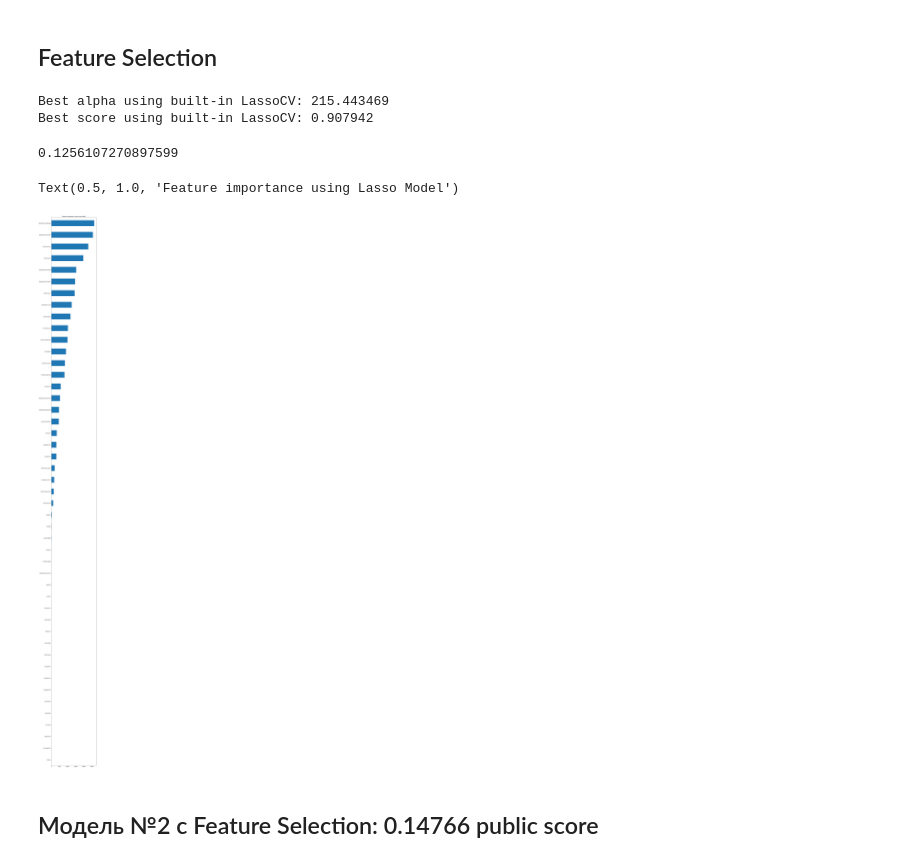
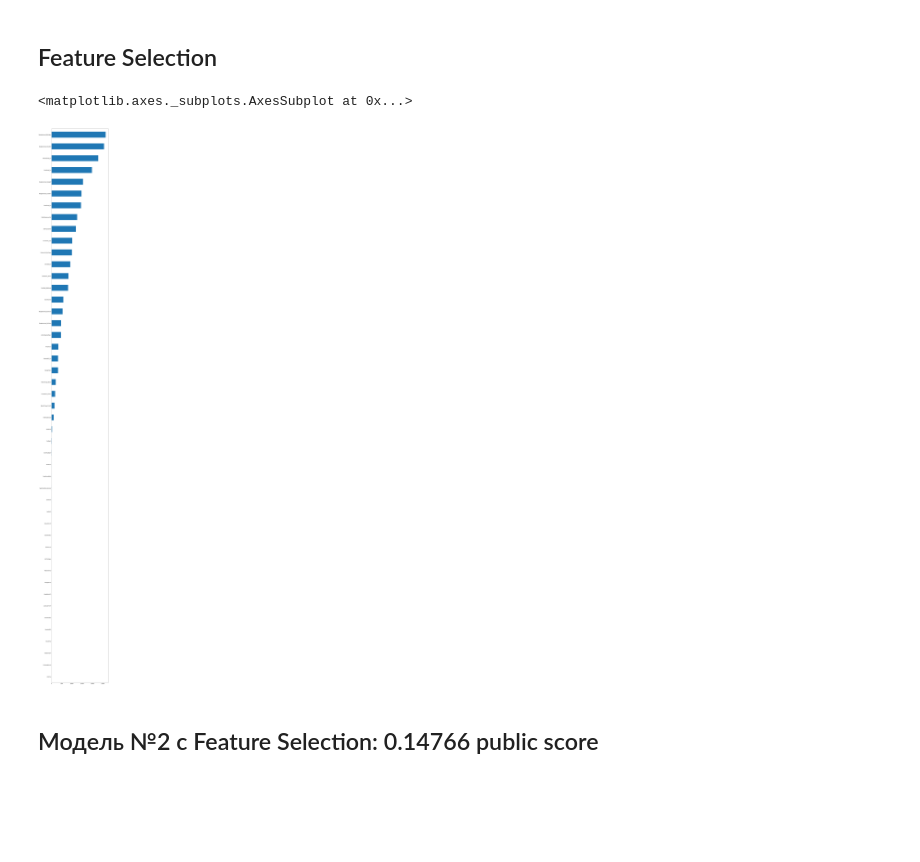
Before and after one commit to AnneKsatn/ML2020, a Jupyter notebook: Lab #1/Regression, tuned model.ipynb, the cells around one changed output. Drawn from its saved outputs; the diff is of its cells as text; code cells hidden in the pictures; blank space fills up the shorter version.

```diff
--- a/Lab #1/Regression, tuned model.ipynb
+++ b/Lab #1/Regression, tuned model.ipynb
@@ -29,27 +29,15 @@ del data['SalePrice']
 # %% [markdown]
 ## Feature Selection
 # %%
-reg = LassoCV(alphas = np.logspace(-1,4,25))
-reg.fit(data, y)
-print("Best alpha using built-in LassoCV: %f" % reg.alpha_)
-print("Best score using built-in LassoCV: %f" %reg.score(data,y))
-
-coef = pd.Series(reg.coef_, index = data.columns)
+importance = pd.Series(
+    LassoCV(alphas = np.logspace(-1,4,25)).fit(data, y).coef_,
+    index = data.columns)
-# %% [output]
-Best alpha using built-in LassoCV: 215.443469
-Best score using built-in LassoCV: 0.907942
-# %%
-from sklearn.metrics import mean_squared_log_error
-np.sqrt(mean_squared_log_error(y, reg.predict(data)))
-# %% [output]
-0.1256107270897599
 # %%
-imp_coef = coef.loc[coef > 0].sort_values()
+imp_coef = importance.loc[importance > 0].sort_values()
 import matplotlib
 
-matplotlib.rcParams['figure.figsize'] = (8.0, 100.0)
+matplotlib.rcParams['figure.figsize'] = (10.0, 100.0)
 imp_coef.plot(kind = "barh")
-plt.title("Feature importance using Lasso Model")
 # %% [output]
-Text(0.5, 1.0, 'Feature importance using Lasso Model')
+<matplotlib.axes._subplots.AxesSubplot at 0x...>
-[figure, old version]
+[figure, new version]
```
Also changed, not shown: parts of 35 cells of this notebook, 6 other files.
